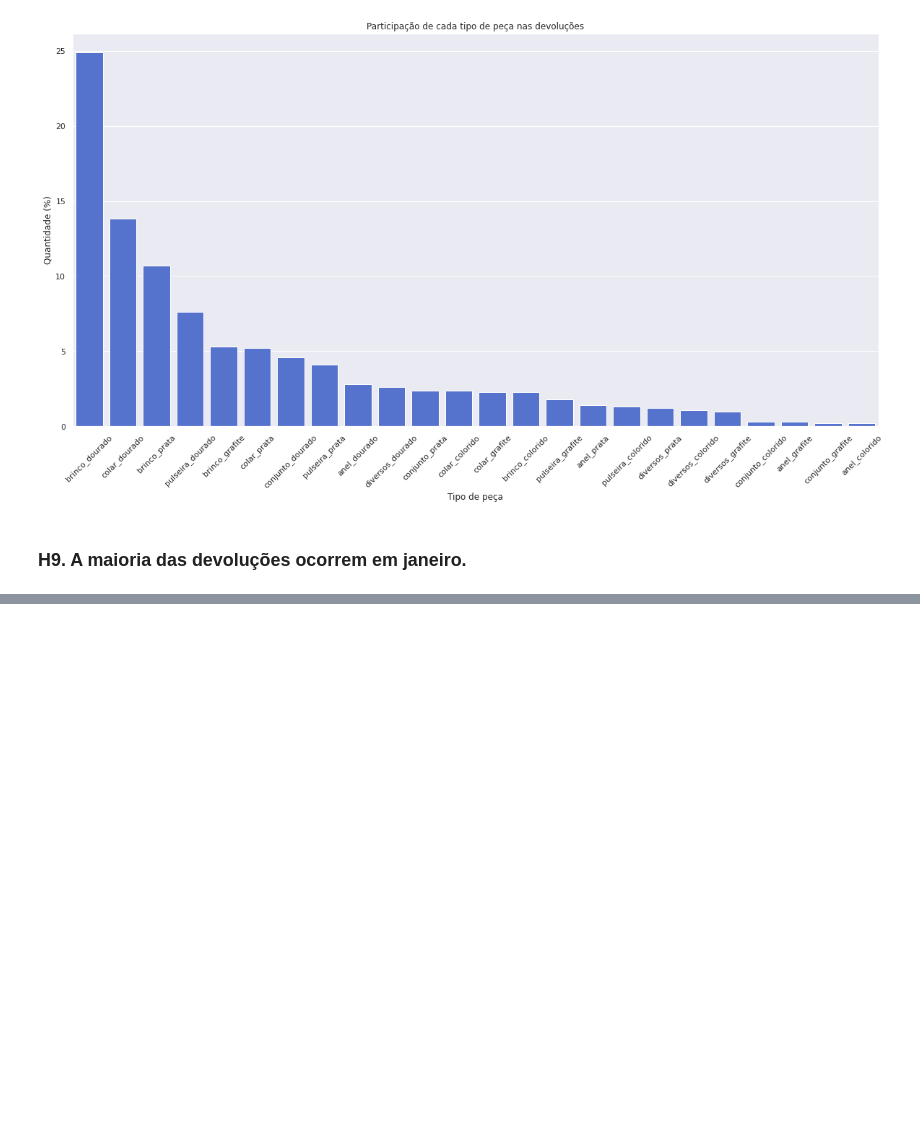
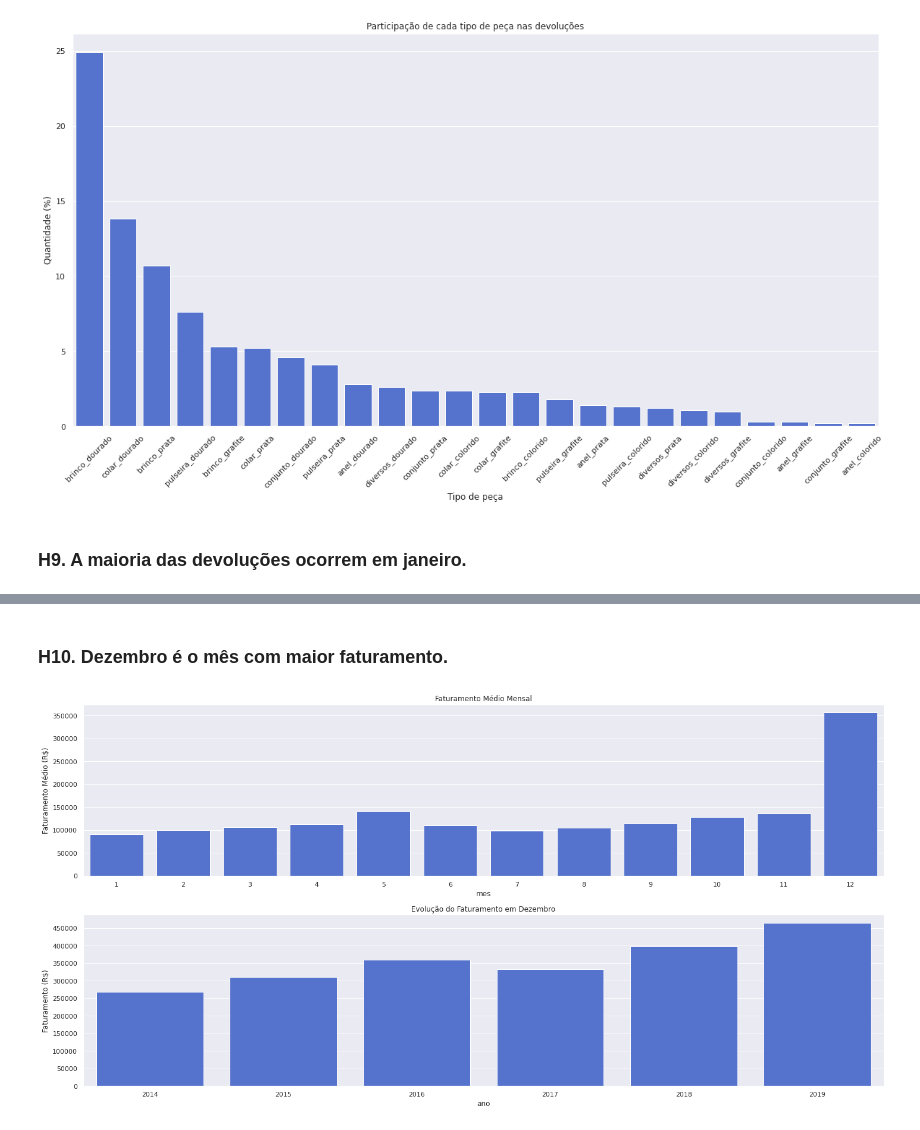
Before and after one commit to henriquelucasdf/EDA_morana, a Jupyter notebook: eda_morana.ipynb, the cells around one changed output, grey strips where cells are left out. Cells and saved outputs as stored; diff of their text form; code cells hidden in the pictures; blank space fills up the shorter version.

```diff
--- a/eda_morana.ipynb
+++ b/eda_morana.ipynb
@@ -530,0 +546,24 @@ plt.xticks(rotation=45);
+# %% [markdown]
+### H10. Dezembro é o mês com maior faturamento.
+# %%
+#@title **Verdadeira.** Dezembro é o mês de maior faturamento, seguido por Maio.
+aux10 = df3[df3['tipo']=='V']
+aux10 = aux10[['ano','mes', 'valor_final']].groupby(
+              ['ano','mes']).sum().reset_index()
+
+aux10_1 = aux10[['mes','valor_final']].groupby('mes').mean().reset_index()
+
+plt.subplot(2,1,1)
+sns.barplot(x = 'mes', y='valor_final', data=aux10_1, color='royalblue')
+plt.title("Faturamento Médio Mensal")
+plt.ylabel("Faturamento Médio (R$)")
+
+aux10_2 = aux10[aux10['mes']==12]
+plt.subplot(2,1,2)
+sns.barplot(x = 'ano', y='valor_final', data=aux10_2, color='royalblue')
+plt.title("Evolução do Faturamento em Dezembro")
+plt.ylabel("Faturamento (R$)")
+plt.yticks(np.arange(0,500000,50000))
+plt.tight_layout()
+# %% [output]
+[figure, added]
```
Also changed, not shown: parts of 29 cells of this notebook.
